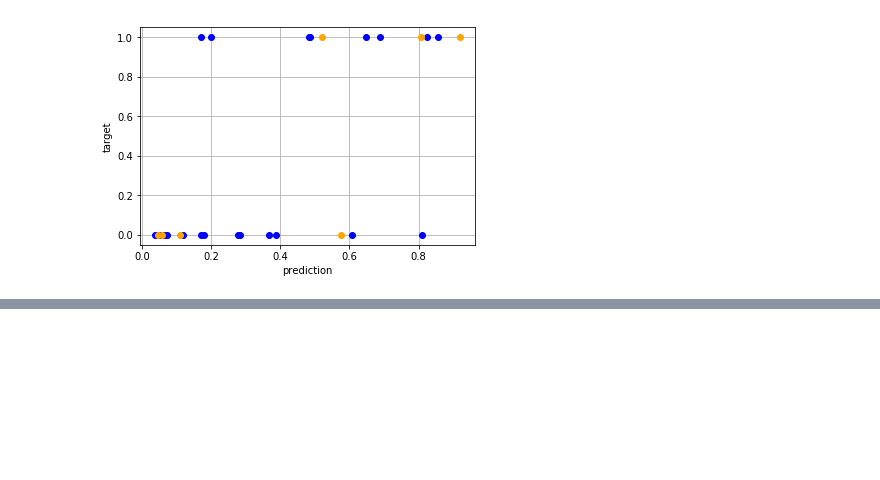
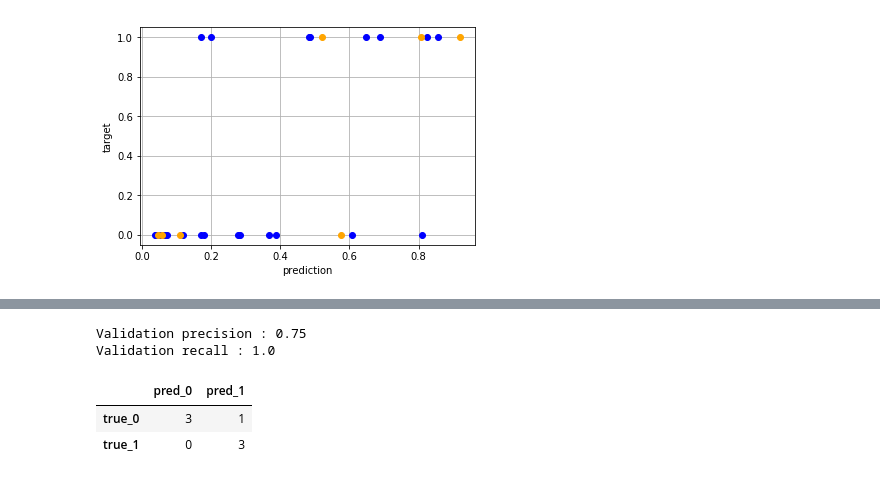
Before and after one commit to hiram64/statsmodels_example, a Jupyter notebook: logistic_regression_example.ipynb, the cells around one changed output, grey strips where cells are left out. Cells and saved outputs as stored; diff of their text form; code cells hidden in the pictures; blank space fills up the shorter version.

```diff
--- a/logistic_regression_example.ipynb
+++ b/logistic_regression_example.ipynb
@@ -159,0 +187,13 @@ plt.plot(preds_val, Y_val, 'o', color='orange')
+# %%
+# precision and recall of validation data
+print('Validation precision : {0}'.format(precision_score(Y_val, preds_val)))
+print('Validation recall : {0}'.format(recall_score(Y_val, preds_val)))
+
+# validation data
+pd.DataFrame(cm_val, columns=['pred_0', 'pred_1'], index=['true_0', 'true_1'])
+# %% [output]
+Validation precision : 0.75
+Validation recall : 1.0
+|  | pred_0 | pred_1 |
+| true_0 | 3 | 1 |
+| true_1 | 0 | 3 |
```
Also changed, not shown: parts of 10 cells of this notebook.
